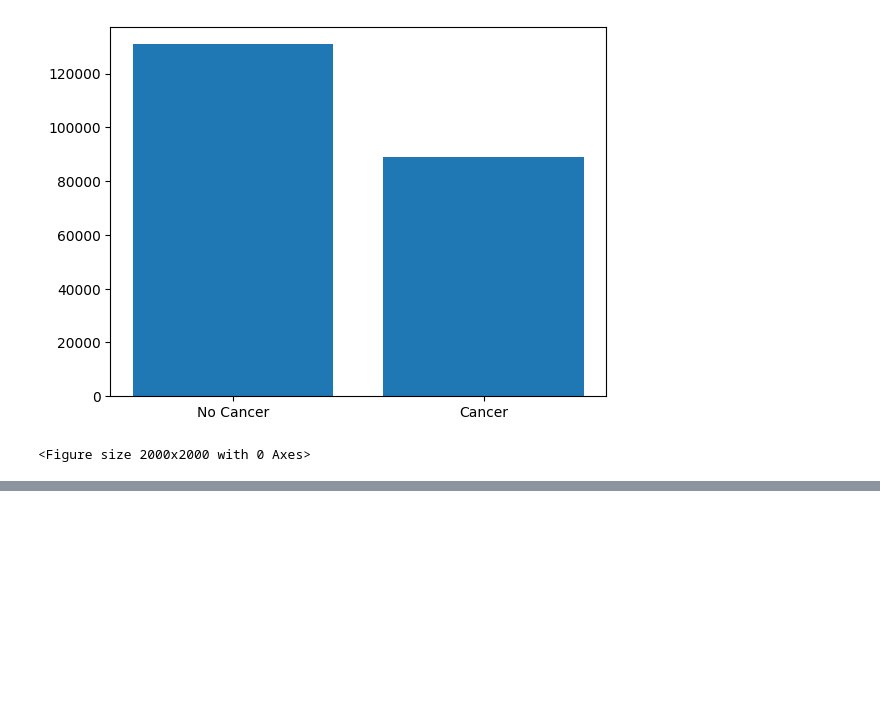
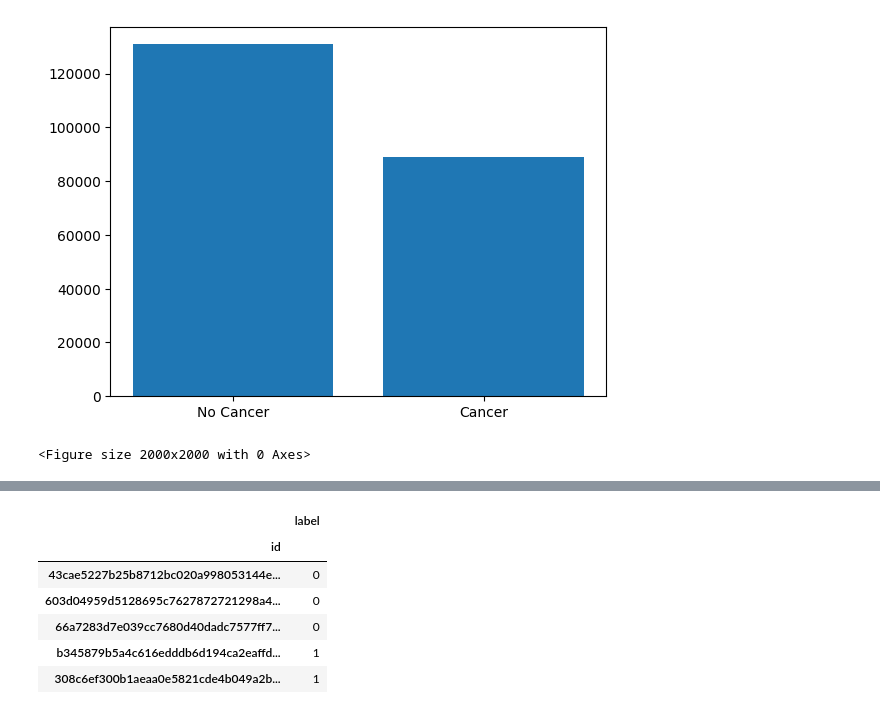
Before and after one commit to BasilPanda/CNN_Cancer_Detection, a Jupyter notebook: cnn_cancer_detection.ipynb, the cells around one changed output, grey strips where cells are left out. Cells and saved outputs as stored; diff of their text form; code cells hidden in the pictures; blank space fills up the shorter version.

```diff
--- a/cnn_cancer_detection.ipynb
+++ b/cnn_cancer_detection.ipynb
@@ -64,0 +137,12 @@ plt.show()
+# %%
+# train_test_split # stratify=y creates a balanced validation set.
+y = df_data['label']
+df_train, df_val = train_test_split(df_data, test_size=0.10, random_state=123, stratify=y)
+# %% [output]
+|  | label |
+| id |  |
+| 43cae5227b25b8712bc020a998053144e... | 0 |
+| 603d04959d5128695c7627872721298a4... | 0 |
+| 66a7283d7e039cc7680d40dadc7577ff7... | 0 |
+| b345879b5a4c616edddb6d194ca2eaffd... | 1 |
+| 308c6ef300b1aeaa0e5821cde4b049a2b... | 1 |
```
Also changed, not shown: parts of 10 cells of this notebook, 1 other file.
